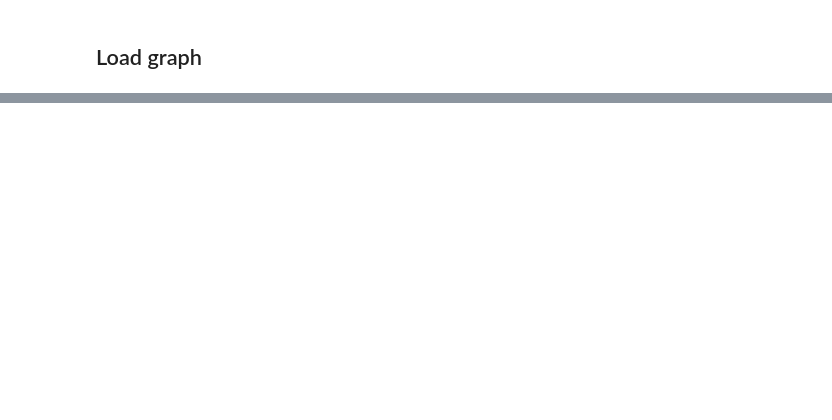
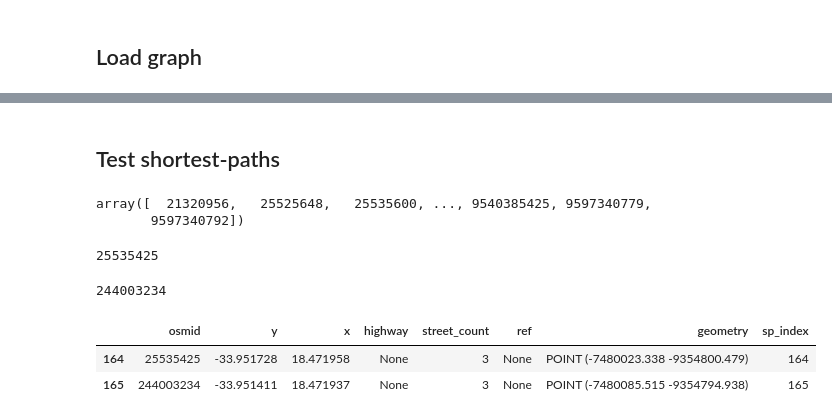
Before and after one commit to WasteLabs/project_rdi_cpt, a Jupyter notebook: notebooks/03_ejwillemse_shortest_path_calculations.ipynb, the cells around one changed output, grey strips where cells are left out. Cells and saved outputs as stored; diff of their text form; code cells hidden in the pictures; blank space fills up the shorter version.

```diff
--- a/notebooks/03_ejwillemse_shortest_path_calculations.ipynb
+++ b/notebooks/03_ejwillemse_shortest_path_calculations.ipynb
@@ -28,6 +33,8 @@ logging.basicConfig(level=logging.INFO)
 # %%
 node_list = catalog.load("road_network_simplified_24645_nodes_xy")
 edge_list = catalog.load("road_network_simplified_24645_edges_xy")
+edge_list["uv"] = edge_list["u"].astype(str) + "-" + edge_list["v"].astype(str)
+edge_list = edge_list.sort_values(["u", "v", "key"])
 node_list = node_list.set_index("index")
 edge_list = edge_list.set_index(["u", "v", "key"])
 
@@ -41,3 +48,7 @@ G_sparse = ox.graph_from_gdfs(
+# %%
+node_sp_index_order = pd.DataFrame({"osmid": list(G_sparse.nodes)})
+node_sp_index_order["sp_index"] = node_sp_index_order.index
+node_list = node_list.merge(node_sp_index_order, how="left", validate="1:1").sort_values("sp_index").reset_index(drop=True)
 # %%
 # file = "sp_files/full_road_simple_red.gpickle" # SG_full_road_simple_red
 # logging.info(f'Reading OSMNX graph from `{file}`')
@@ -64,0 +78,2 @@ Wall time: 4.77 µs
+# %% [markdown]
+## Test shortest-paths
@@ -64,0 +89,19 @@ Wall time: 4.77 µs
+# %%
+node_id_order
+# %% [output]
+array([  21320956,   25525648,   25535600, ..., 9540385425, 9597340779,
+       9597340792])
+# %%
+node_id_order[arc_i]
+# %% [output]
+25535425
+# %%
+node_id_order[arc_j]
+# %% [output]
+244003234
+# %%
+node_list.iloc[sp_path]
+# %% [output]
+|  | osmid | y | x | highway | street_count | ref | geometry | sp_index |
+| 164 | 25535425 | -33.951728 | 18.471958 | None | 3 | None | POINT (-7480023.338 -9354800.479) | 164 |
+| 165 | 244003234 | -33.951411 | 18.471937 | None | 3 | None | POINT (-7480085.515 -9354794.938) | 165 |
```
Also changed, not shown: parts of 11 cells of this notebook, 4 other files.
